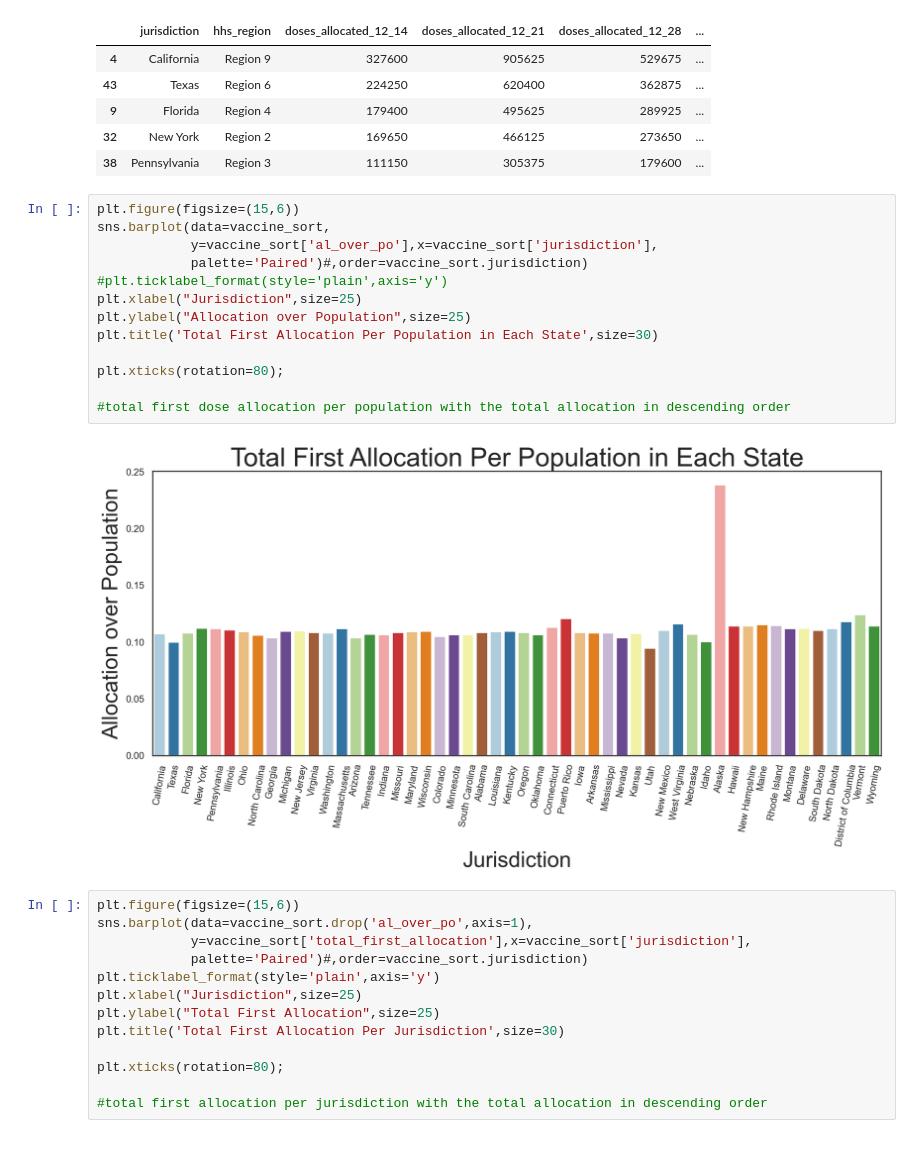
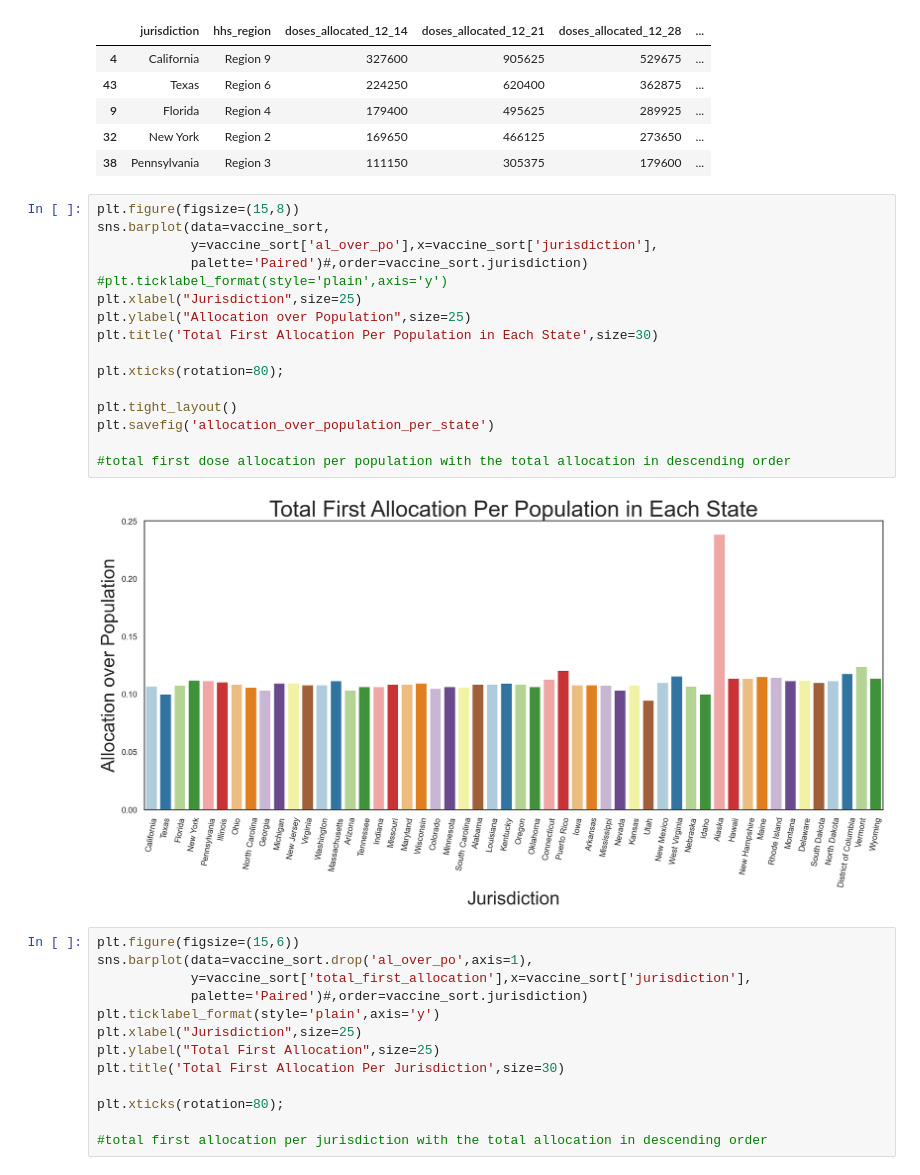
Before and after one commit to lettywu/COVID-19-vaccinations, a Jupyter notebook: letty/020_EDA_vaccine-allocations-and-population-per-state-letty.ipynb, the cells around one changed output. Saved outputs shown, nothing was run; the diff lists cells and outputs as text; blank space fills up the shorter version.

Commit message:
saved one more plot

```diff
--- a/letty/020_EDA_vaccine-allocations-and-population-per-state-letty.ipynb
+++ b/letty/020_EDA_vaccine-allocations-and-population-per-state-letty.ipynb
@@ -103,20 +103,23 @@ vaccine_sort.head()
 | 32 | New York | Region 2 | 169650 | 466125 | 273650 | ... |
 | 38 | Pennsylvania | Region 3 | 111150 | 305375 | 179600 | ... |
 # %%
-plt.figure(figsize=(15,6))
+plt.figure(figsize=(15,8))
 sns.barplot(data=vaccine_sort,
             y=vaccine_sort['al_over_po'],x=vaccine_sort['jurisdiction'],
             palette='Paired')#,order=vaccine_sort.jurisdiction)
 #plt.ticklabel_format(style='plain',axis='y')
 plt.xlabel("Jurisdiction",size=25)
 plt.ylabel("Allocation over Population",size=25)
 plt.title('Total First Allocation Per Population in Each State',size=30)
 
 plt.xticks(rotation=80);
 
+plt.tight_layout()
+plt.savefig('allocation_over_population_per_state')
+
 #total first dose allocation per population with the total allocation in descending order
 # %% [output]
-[figure, old version]
+[figure, new version]
 # %%
 plt.figure(figsize=(15,6))
 sns.barplot(data=vaccine_sort.drop('al_over_po',axis=1),
```
Also changed, not shown: 1 other file.
